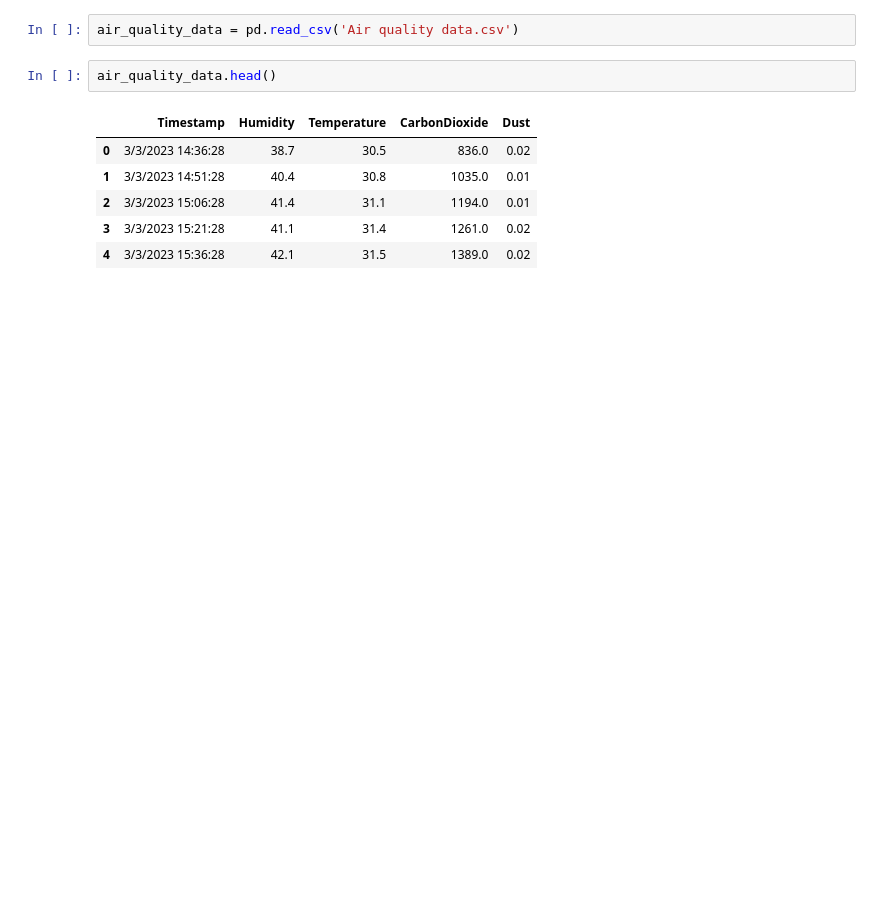
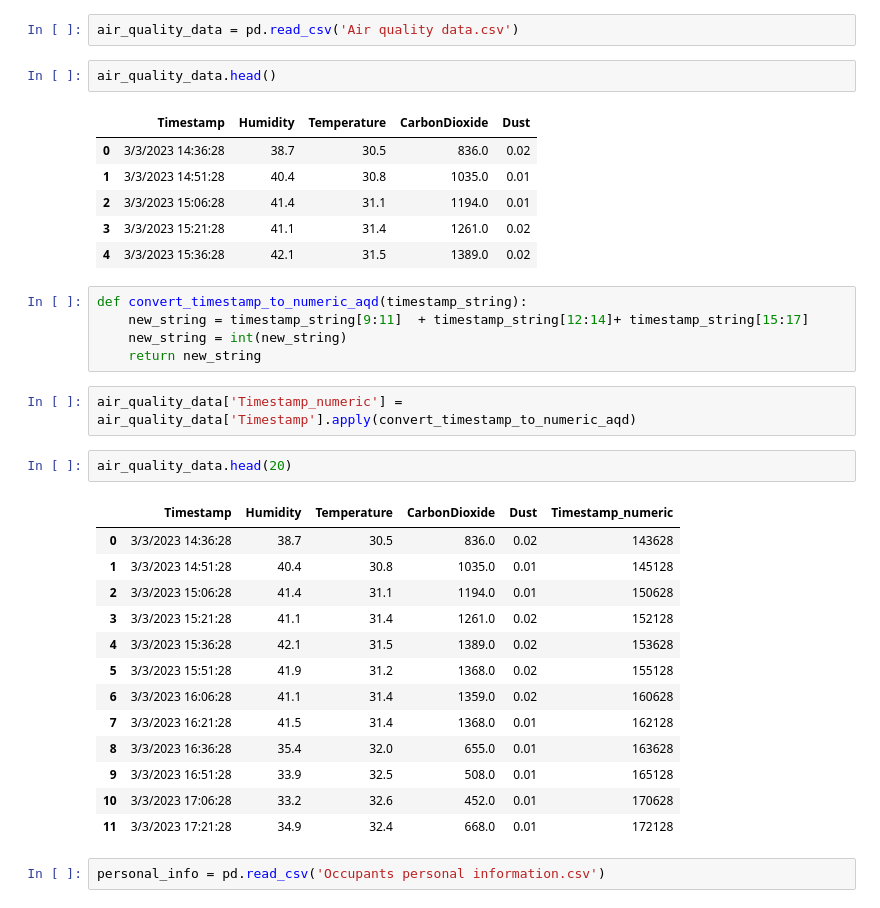
Before and after one commit to harshxtanwar/data_analytics_group_01, a Jupyter notebook: analytics.ipynb, the cells around one changed output. Drawn from its saved outputs; the diff is of its cells as text; blank space fills up the shorter version.

```diff
--- a/analytics.ipynb
+++ b/analytics.ipynb
@@ -36,3 +47,28 @@ air_quality_data.head()
 | 2 | 3/3/2023 15:06:28 | 41.4 | 31.1 | 1194.0 | 0.01 |
 | 3 | 3/3/2023 15:21:28 | 41.1 | 31.4 | 1261.0 | 0.02 |
 | 4 | 3/3/2023 15:36:28 | 42.1 | 31.5 | 1389.0 | 0.02 |
+# %%
+def convert_timestamp_to_numeric_aqd(timestamp_string):
+    new_string = timestamp_string[9:11]  + timestamp_string[12:14]+ timestamp_string[15:17]
+    new_string = int(new_string)
+    return new_string
+# %%
+air_quality_data['Timestamp_numeric'] = air_quality_data['Timestamp'].apply(convert_timestamp_to_numeric_aqd)
+# %%
+air_quality_data.head(20)
+# %% [output]
+|  | Timestamp | Humidity | Temperature | CarbonDioxide | Dust | Timestamp_numeric |
+| 0 | 3/3/2023 14:36:28 | 38.7 | 30.5 | 836.0 | 0.02 | 143628 |
+| 1 | 3/3/2023 14:51:28 | 40.4 | 30.8 | 1035.0 | 0.01 | 145128 |
+| 2 | 3/3/2023 15:06:28 | 41.4 | 31.1 | 1194.0 | 0.01 | 150628 |
+| 3 | 3/3/2023 15:21:28 | 41.1 | 31.4 | 1261.0 | 0.02 | 152128 |
+| 4 | 3/3/2023 15:36:28 | 42.1 | 31.5 | 1389.0 | 0.02 | 153628 |
+| 5 | 3/3/2023 15:51:28 | 41.9 | 31.2 | 1368.0 | 0.02 | 155128 |
+| 6 | 3/3/2023 16:06:28 | 41.1 | 31.4 | 1359.0 | 0.02 | 160628 |
+| 7 | 3/3/2023 16:21:28 | 41.5 | 31.4 | 1368.0 | 0.01 | 162128 |
+| 8 | 3/3/2023 16:36:28 | 35.4 | 32.0 | 655.0 | 0.01 | 163628 |
+| 9 | 3/3/2023 16:51:28 | 33.9 | 32.5 | 508.0 | 0.01 | 165128 |
+| 10 | 3/3/2023 17:06:28 | 33.2 | 32.6 | 452.0 | 0.01 | 170628 |
+| 11 | 3/3/2023 17:21:28 | 34.9 | 32.4 | 668.0 | 0.01 | 172128 |
+# %%
+personal_info = pd.read_csv('Occupants personal information.csv')
```
Also changed, not shown: parts of 7 cells of this notebook.
